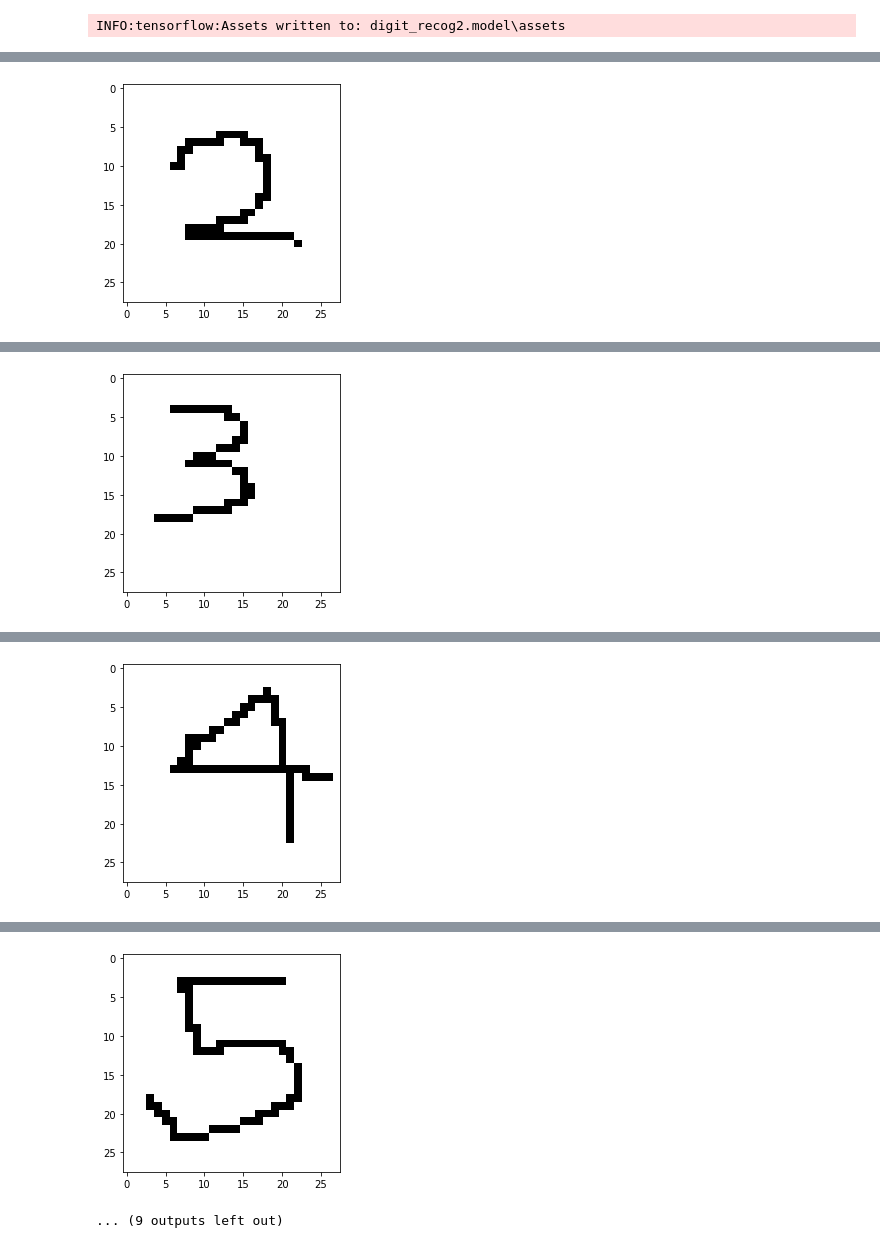
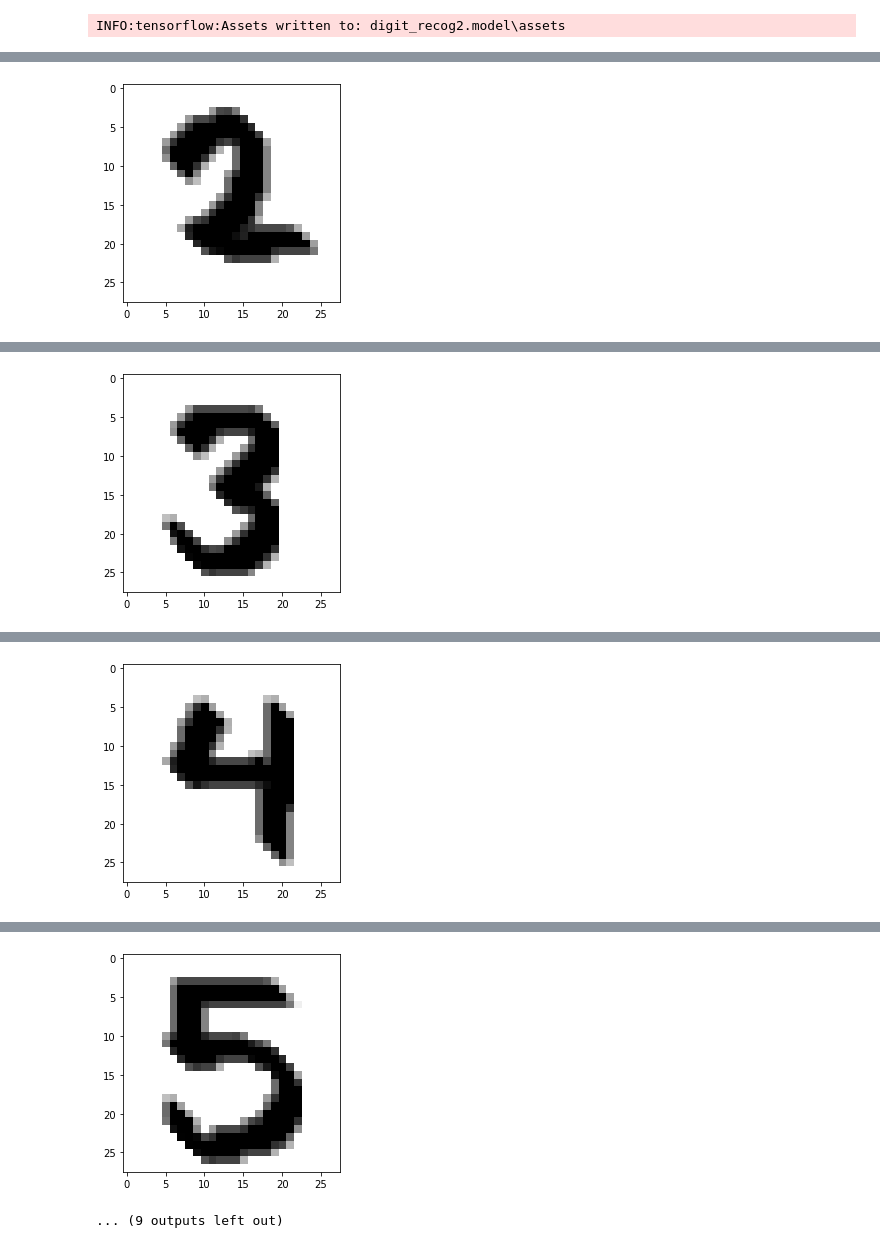
Before and after one commit to anuj-raymajhi/Image_processing, a Jupyter notebook: Digits_recog_using_CNN/main.ipynb, the cells around one changed output, grey strips where cells are left out. Cells and saved outputs as stored; diff of their text form; code cells hidden in the pictures.

Commit message:
modified the layers for model1 and used a new set of datas for testing with more width of digits, which made the accuracy way better than before

```diff
--- a/Digits_recog_using_CNN/main.ipynb
+++ b/Digits_recog_using_CNN/main.ipynb
@@ -161,7 +167,7 @@ WARNING:absl:Found untraced functions such as _jit_compiled_convolution_op, _jit
 INFO:tensorflow:Assets written to: digit_recog2.model\assets
 INFO:tensorflow:Assets written to: digit_recog2.model\assets
 # %%
-# model = keras.models.load_model('digit_recog1.model')
+model = keras.models.load_model('digit_recog1.model')
 model1 = keras.models.load_model('digit_recog2.model')
-# model2 = keras.models.load_model('digit_recog3.model')
-# model3 = keras.models.load_model('digit_recog4.model')
+model2 = keras.models.load_model('digit_recog3.model')
+model3 = keras.models.load_model('digit_recog4.model')
@@ -173,15 +182,15 @@ import matplotlib.pyplot as pt
 image_num = 0
 while os.path.isfile(f"digits/digit{image_num}.png"):
     try:
-        img = cv.imread(f"digits/digit{image_num}.png")[:,:,0]
+        img = cv.imread(f"digits/digit1_{image_num}.png")[:,:,0]
         img = np.invert(np.array([img]))
-        # pred = model.predict(img)
+        pred = model.predict(img)
         pred1 = model1.predict(img)
-        # pred2 = model2.predict(img)
-        # pred3 = model3.predict(img)
+        pred2 = model2.predict(img)
+        pred3 = model3.predict(img)
         pt.imshow(img[0], cmap = pt.cm.binary)
         pt.show()
-        print(f"the number is prob a {np.argmax(pred1)}")
+        print(f"the number is prob a {np.argmax(pred)},{np.argmax(pred1)},{np.argmax(pred2)},{np.argmax(pred3)}")
     except:
         print("error while opening file!")
     finally:
@@ -203 +221 @@ the number is prob a 2
-[figure, old version]
+[figure, new version]
@@ -206 +227 @@ the number is prob a 2
-[figure, old version]
+[figure, new version]
@@ -209 +233 @@ the number is prob a 2
-[figure, old version]
+[figure, new version]
@@ -212,2 +239,2 @@ the number is prob a 2
-[figure, old version]
+[figure, new version]
 ... (9 outputs left out)
```
Also changed, not shown: parts of 5 cells of this notebook, 14 other files.
